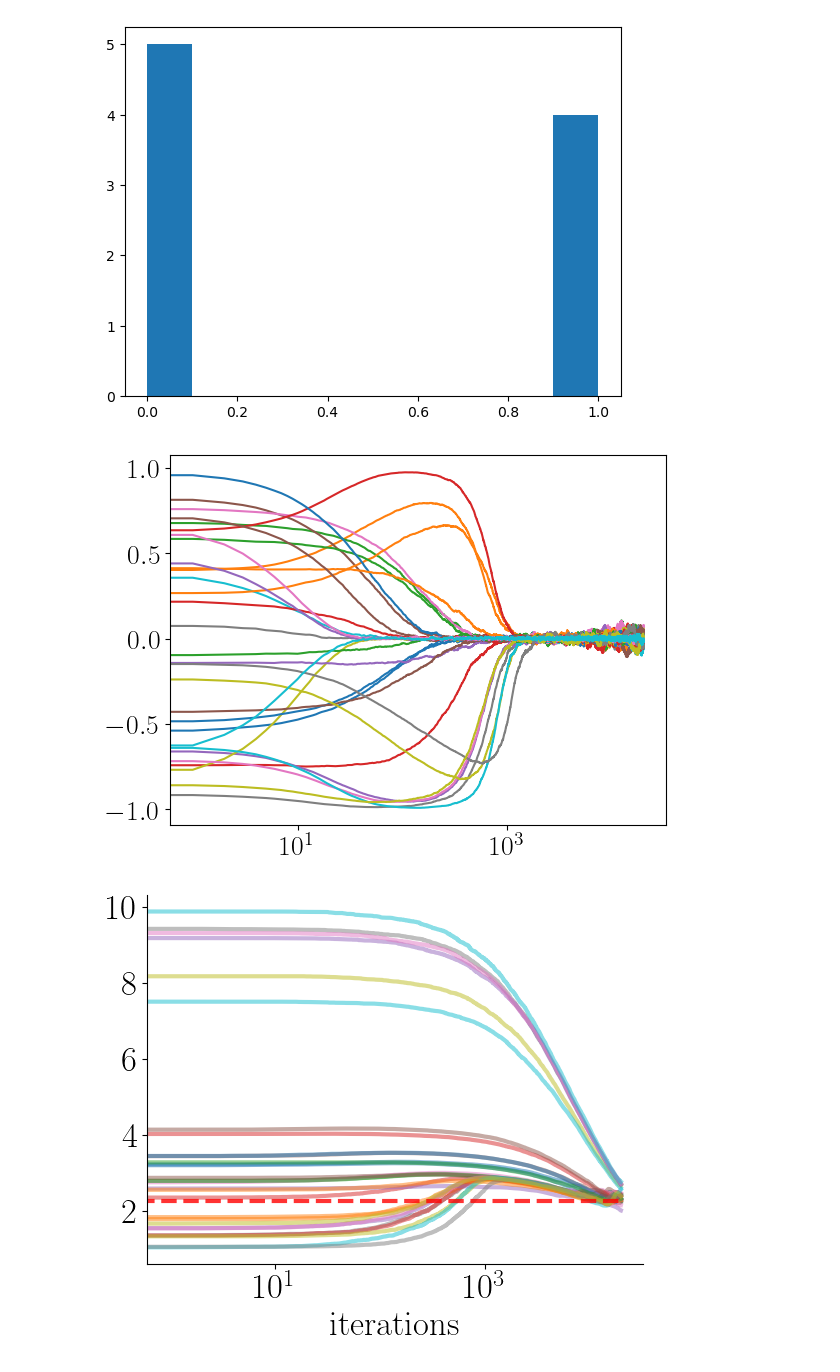
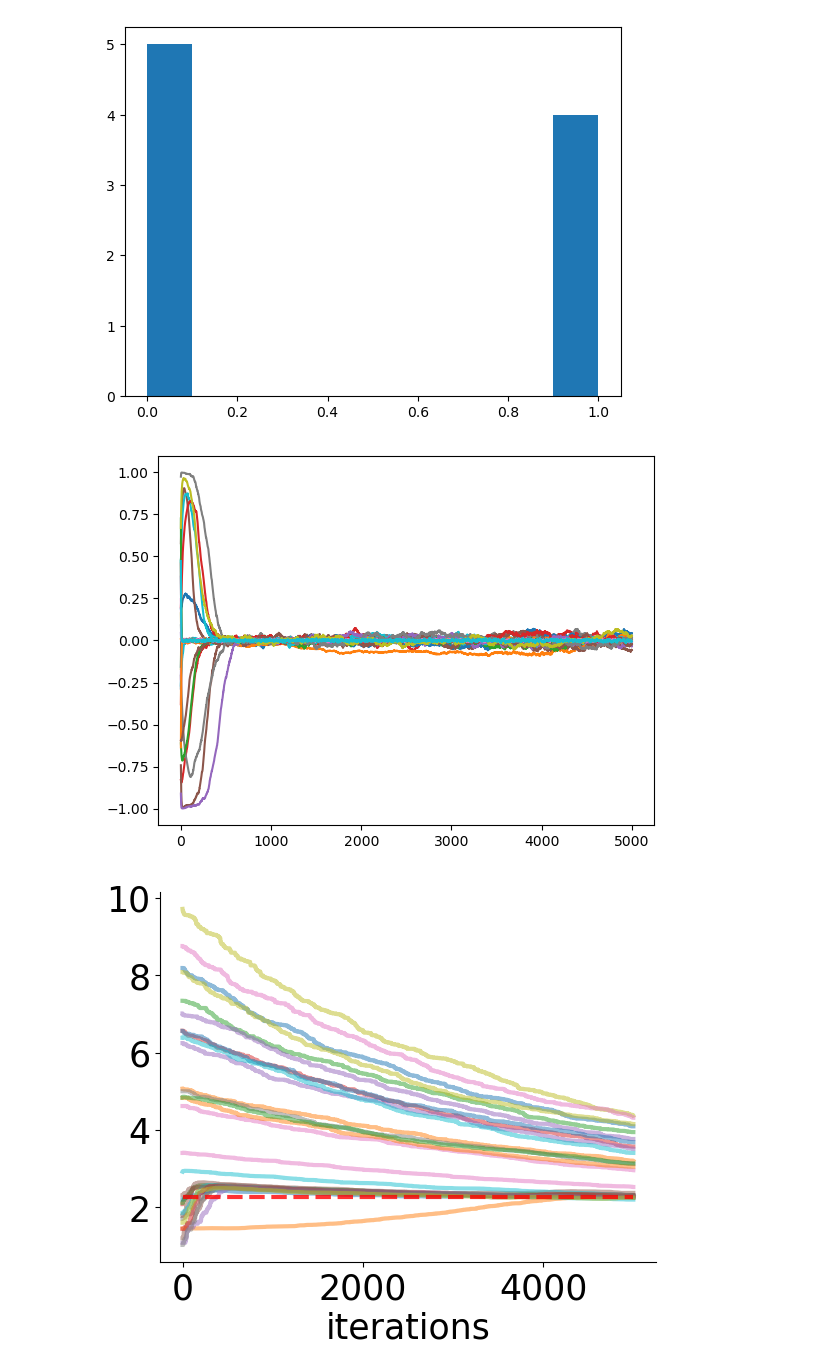
Before and after one commit to heysoos/neuralart, a Jupyter notebook: notebooks/global_adapting_ising_experiment.ipynb, the cells around one changed output. Drawn from its saved outputs; the diff is of its cells as text; code cells hidden in the pictures.

```diff
--- a/notebooks/global_adapting_ising_experiment.ipynb
+++ b/notebooks/global_adapting_ising_experiment.ipynb
@@ -11,7 +11,7 @@ CHANNELS=1 # number of channels in grid
 RADIUS=1
 TEMP_ADAPT=True
 def init_isingCA():
-    BETA = 1. / (10 ** np.random.rand())
+    BETA = 10 ** (-(np.random.rand()))
     # BETA = (1 / 2.269)
     ca = isingCA(CHANNELS=CHANNELS, BETA=BETA, RADIUS=RADIUS, TEMP_ADAPT=TEMP_ADAPT).cuda()
 
@@ -45,7 +45,7 @@ plt.hist(kernels.reshape(-1));
 [figure]
 # %%
 RESX = RESY = 320
-timesteps = 20000
+timesteps = 5000
 num_iters = 30
 export_imgs = False
 
@@ -60,10 +60,10 @@ for j in tqdm(range(num_iters)):
     m = []
     t = []
 
-    Mm = 0.
-    M2m = 0.
-    Em = 0.
-    E2m = 0.
+#     Mm = 0.
+#     M2m = 0.
+#     Em = 0.
+#     E2m = 0.
     for i in range(timesteps):
         state, E = ca.forward(state, return_E=True)
 
@@ -94,29 +94,29 @@ for j in tqdm(range(num_iters)):
     t_s.append(t)
 # %%
 plt.plot(np.array(m_s).T);
-plt.xscale('log')
+# plt.xscale('log')
 # %% [output]
-[figure, old version]
+[figure, new version]
 # %%
 import seaborn as sns
 plt.rcParams.update({'font.size': 25})
 T_c = 2.2691
 extent = 2.26
 
 fig, ax1 = plt.subplots()
 
 ax1.plot(np.array(t_s).T, alpha=0.5, lw=3);
 ax1.plot([0, len(t_s[0])], [T_c, T_c], 'r--', lw=3, alpha=0.8)
 
 # plt.yscale('log')
 # ax1.set_ylim([T_c - extent, T_c + extent])
 ax1.set_xlabel('iterations')
-ax1.set_xscale('log')
+# ax1.set_xscale('log')
 
 sns.despine()
 # plt.xlim([0, 5000])
 # %% [output]
-[figure, old version]
+[figure, new version]
 # %%
 import seaborn as sns
 
```
Also changed, not shown: parts of 6 cells of this notebook, 11 other files.
